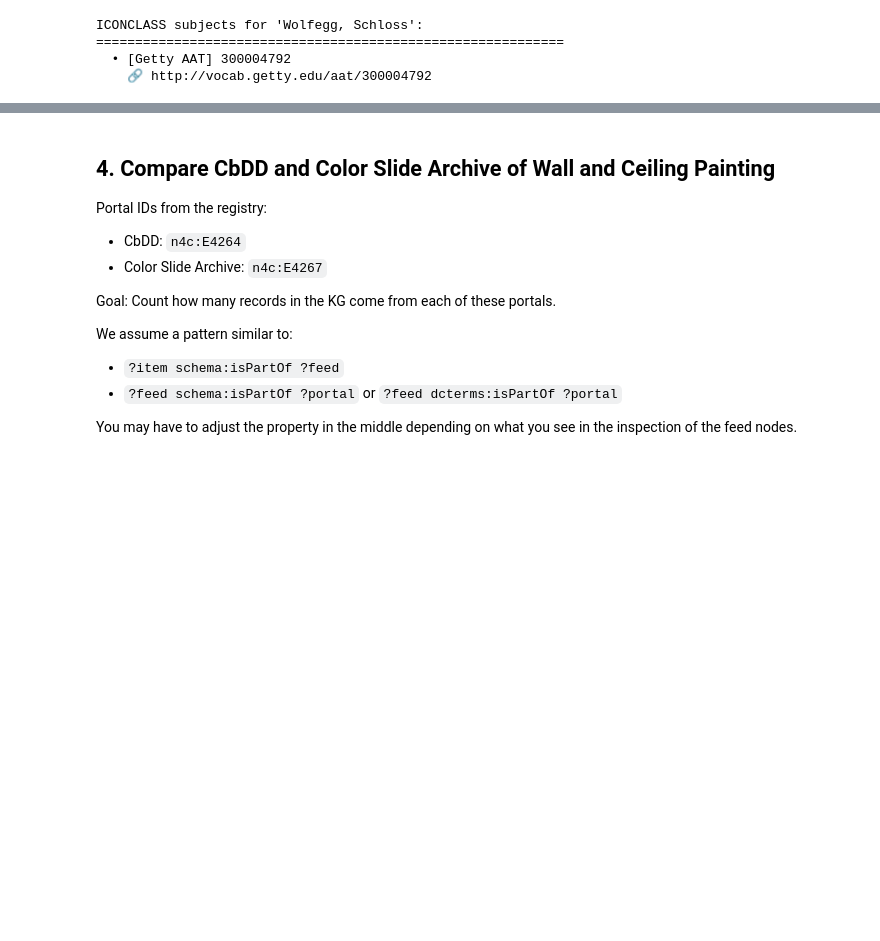
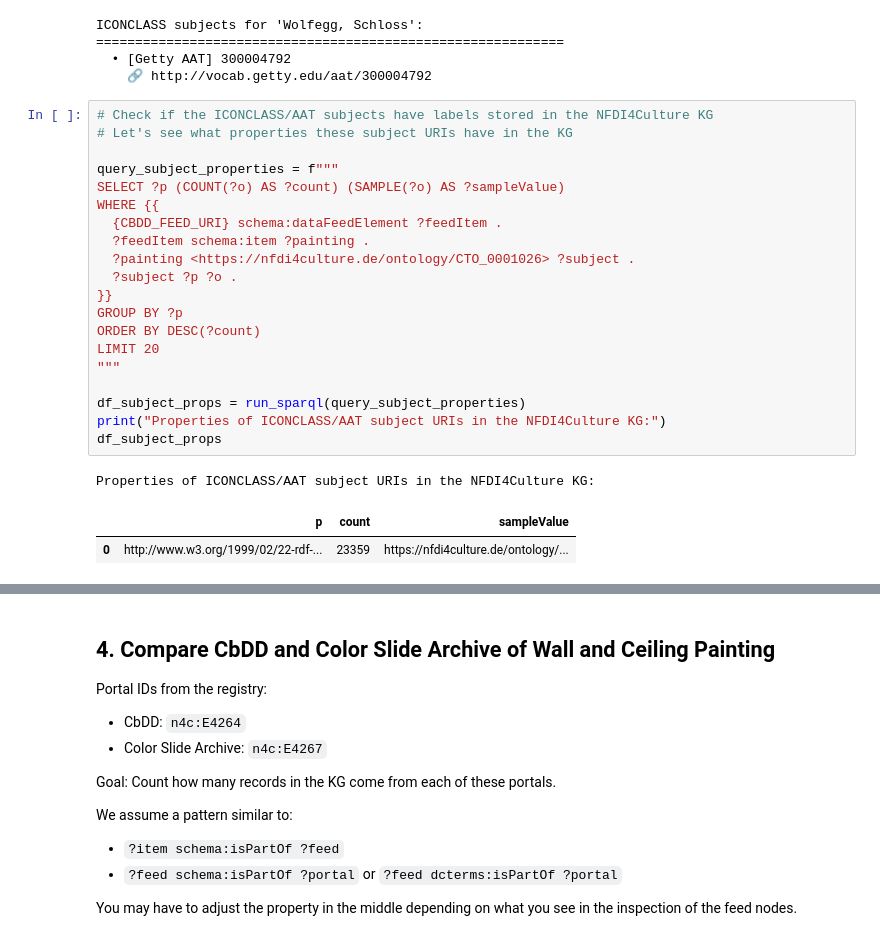
Before and after one commit to ThanosDrossos/DataStories, a Jupyter notebook: DataStory_Baroque.ipynb, the cells around one changed output, grey strips where cells are left out. Cells and saved outputs as stored; diff of their text form; blank space fills up the shorter version.

```diff
--- a/DataStory_Baroque.ipynb
+++ b/DataStory_Baroque.ipynb
@@ -882,3 +886,27 @@ ICONCLASS subjects for 'Wolfegg, Schloss':
 ============================================================
   • [Getty AAT] 300004792
     🔗 http://vocab.getty.edu/aat/300004792
+# %%
+# Check if the ICONCLASS/AAT subjects have labels stored in the NFDI4Culture KG
+# Let's see what properties these subject URIs have in the KG
+
+query_subject_properties = f"""
+SELECT ?p (COUNT(?o) AS ?count) (SAMPLE(?o) AS ?sampleValue)
+WHERE {{
+  {CBDD_FEED_URI} schema:dataFeedElement ?feedItem .
+  ?feedItem schema:item ?painting .
+  ?painting <https://nfdi4culture.de/ontology/CTO_0001026> ?subject .
+  ?subject ?p ?o .
+}}
+GROUP BY ?p
+ORDER BY DESC(?count)
+LIMIT 20
+"""
+
+df_subject_props = run_sparql(query_subject_properties)
+print("Properties of ICONCLASS/AAT subject URIs in the NFDI4Culture KG:")
+df_subject_props
+# %% [output]
+Properties of ICONCLASS/AAT subject URIs in the NFDI4Culture KG:
+|  | p | count | sampleValue |
+| 0 | http://www.w3.org/1999/02/22-rdf-... | 23359 | https://nfdi4culture.de/ontology/... |
```
Also changed, not shown: parts of 7 cells of this notebook.
